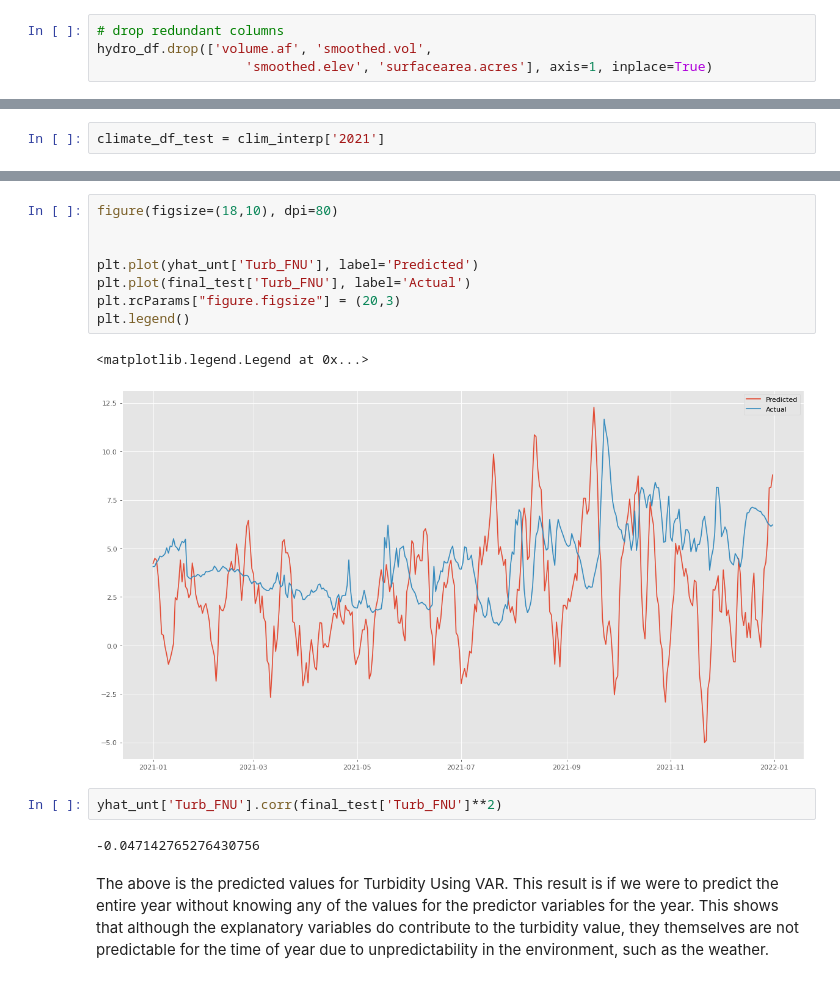
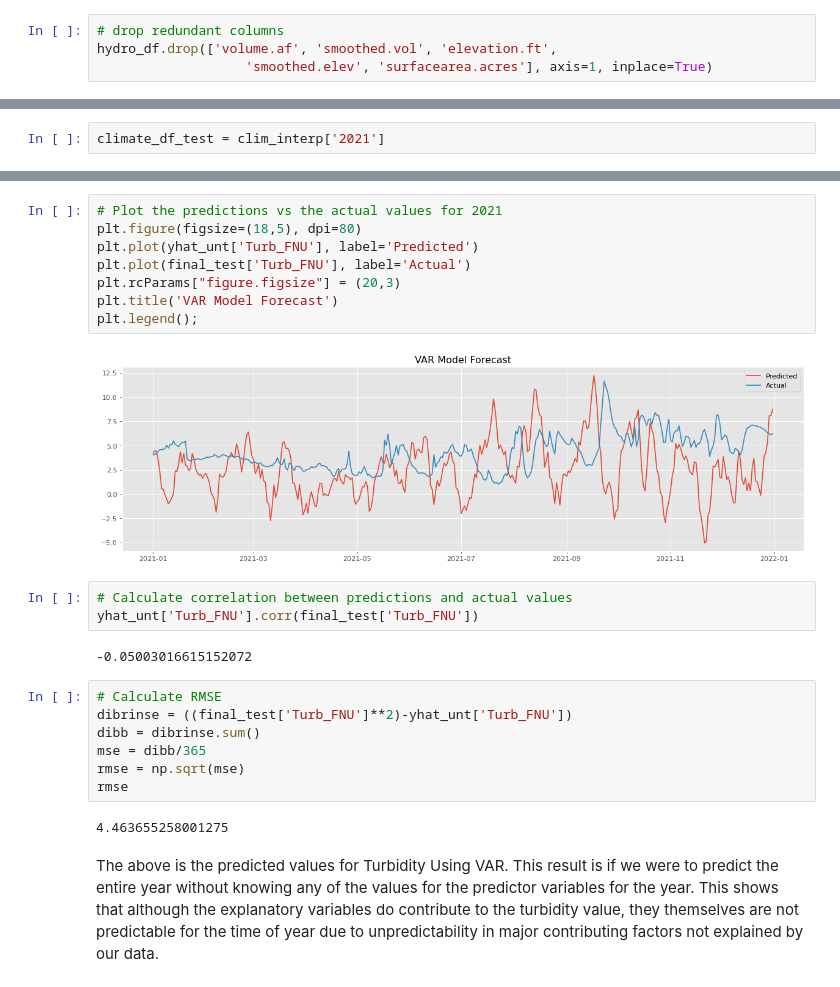
Before and after one commit to Krispy3/HFF_Water, a Jupyter notebook: HFF_Turbidity.ipynb, the cells around one changed output, grey strips where cells are left out. Cells and saved outputs as stored; diff of their text form.

```diff
--- a/HFF_Turbidity.ipynb
+++ b/HFF_Turbidity.ipynb
@@ -113,7 +116,7 @@ Index(['elevation.ft', 'volume.af', 'smoothed.vol', 'smoothed.elev',
       dtype='object')
 # %%
 # drop redundant columns
-hydro_df.drop(['volume.af', 'smoothed.vol',
+hydro_df.drop(['volume.af', 'smoothed.vol', 'elevation.ft',
                    'smoothed.elev', 'surfacearea.acres'], axis=1, inplace=True)
 # %%
 hydro_df = hydro_df['2014':'2022']
@@ -407,17 +340,26 @@ final_test
 # %%
-figure(figsize=(18,10), dpi=80)
-
-
+# Plot the predictions vs the actual values for 2021
+plt.figure(figsize=(18,5), dpi=80)
 plt.plot(yhat_unt['Turb_FNU'], label='Predicted')
 plt.plot(final_test['Turb_FNU'], label='Actual')
 plt.rcParams["figure.figsize"] = (20,3)
-plt.legend()
+plt.title('VAR Model Forecast')
+plt.legend();
 # %% [output]
-<matplotlib.legend.Legend at 0x...>
-[figure, old version]
+[figure, new version]
 # %%
-yhat_unt['Turb_FNU'].corr(final_test['Turb_FNU']**2)
+# Calculate correlation between predictions and actual values
+yhat_unt['Turb_FNU'].corr(final_test['Turb_FNU'])
 # %% [output]
--0.047142765276430756
+-0.05003016615152072
+# %%
+# Calculate RMSE
+dibrinse = ((final_test['Turb_FNU']**2)-yhat_unt['Turb_FNU'])
+dibb = dibrinse.sum()
+mse = dibb/365
+rmse = np.sqrt(mse)
+rmse
+# %% [output]
+4.463655258001275
 # %% [markdown]
-The above is the predicted values for Turbidity Using VAR. This result is if we were to predict the entire year without knowing any of the values for the predictor variables for the year. This shows that although the explanatory variables do contribute to the turbidity value, they themselves are not predictable for the time of year due to unpredictability in the environment, such as the weather.
+The above is the predicted values for Turbidity Using VAR. This result is if we were to predict the entire year without knowing any of the values for the predictor variables for the year. This shows that although the explanatory variables do contribute to the turbidity value, they themselves are not predictable for the time of year due to unpredictability in major contributing factors not explained by our data.
```
Also changed, not shown: parts of 66 cells of this notebook, 2 other files.
